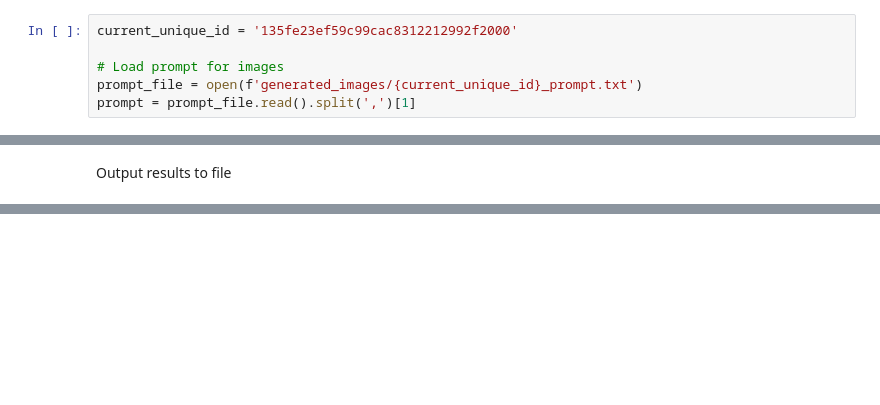
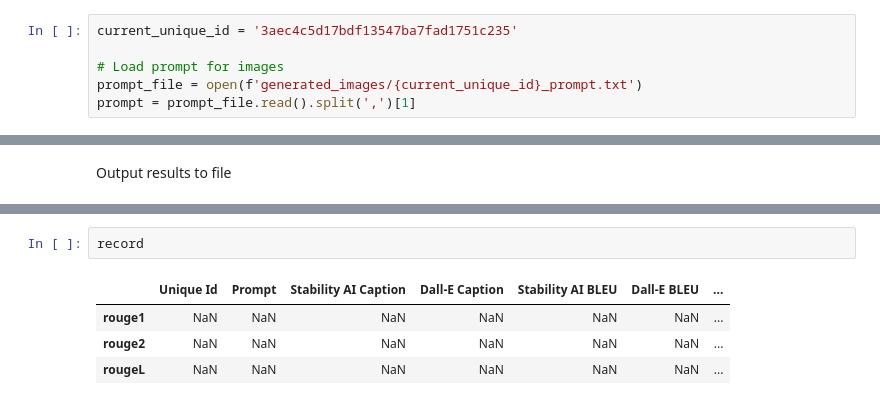
Before and after one commit to eliza0101/Project-3, a Jupyter notebook: project 3_main_merged.ipynb, the cells around one changed output, grey strips where cells are left out. Drawn from its saved outputs; the diff is of its cells as text; blank space fills up the shorter version.

```diff
--- a/project 3_main_merged.ipynb
+++ b/project 3_main_merged.ipynb
@@ -262,7 +264,7 @@ def generate_caption(image):
     caption = processor.decode(out[0], skip_special_tokens=True)
     return caption
 # %%
-current_unique_id = '135fe23ef59c99cac8312212992f2000'
+current_unique_id = '3aec4c5d17bdf13547ba7fad1751c235'
 
 # Load prompt for images
 prompt_file = open(f'generated_images/{current_unique_id}_prompt.txt')
@@ -389,0 +443,7 @@ df.to_csv('image_generation_results.csv', index=False)
+# %%
+record
+# %% [output]
+|  | Unique Id | Prompt | Stability AI Caption | Dall-E Caption | Stability AI BLEU | Dall-E BLEU | ... |
+| rouge1 | NaN | NaN | NaN | NaN | NaN | NaN | ... |
+| rouge2 | NaN | NaN | NaN | NaN | NaN | NaN | ... |
+| rougeL | NaN | NaN | NaN | NaN | NaN | NaN | ... |
```
Also changed, not shown: parts of 9 cells of this notebook, 3 other files.
